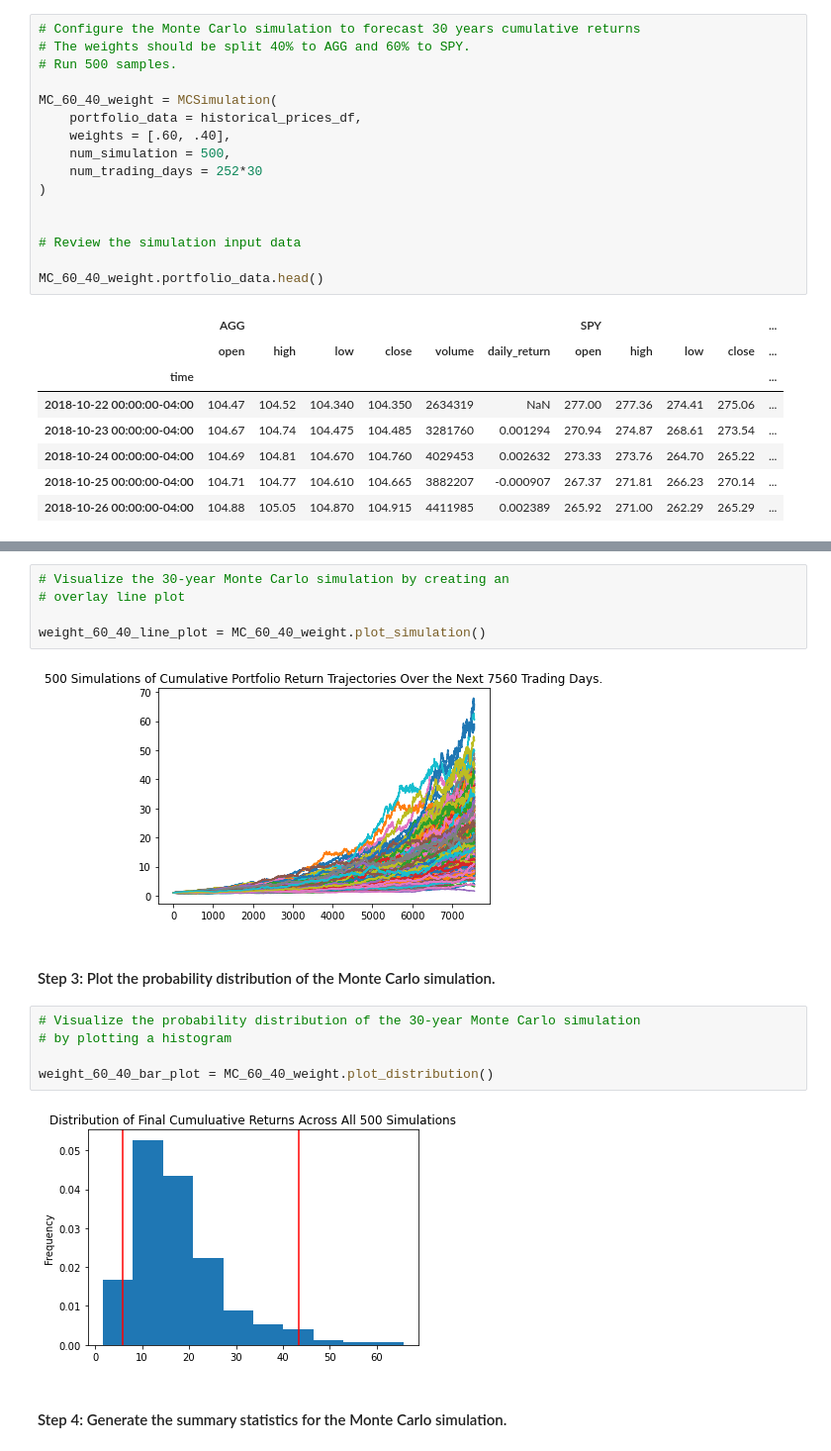
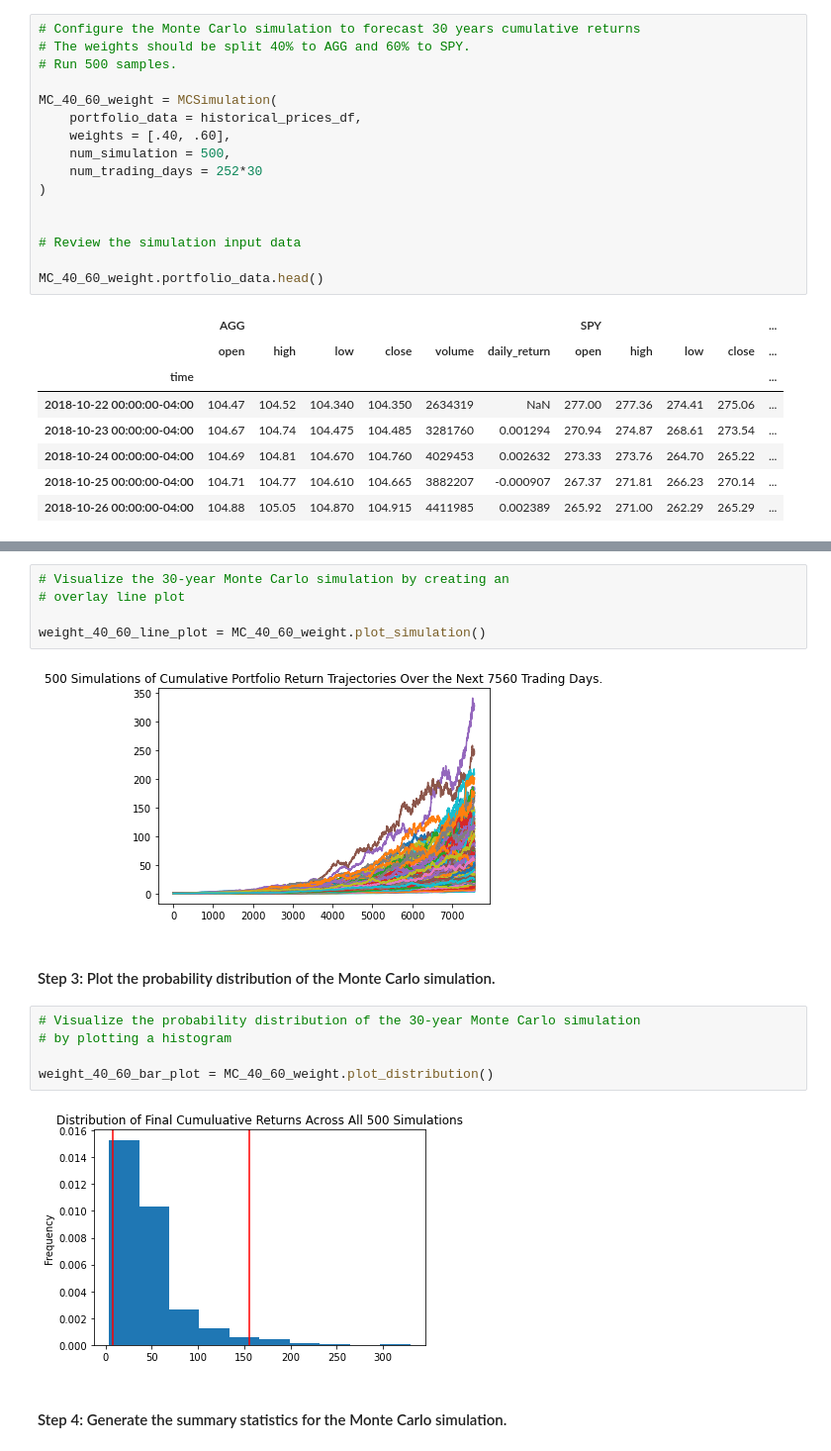
Before and after one commit to lindseyhardouin/Challenge_5, a Jupyter notebook: financial_planning_tools.ipynb, the cells around one changed output, grey strips where cells are left out. Shown at 99% size. Drawn from its saved outputs; the diff is of its cells as text.

```diff
--- a/financial_planning_tools.ipynb
+++ b/financial_planning_tools.ipynb
@@ -535,9 +535,9 @@ display(historical_prices_df.tail())
 # The weights should be split 40% to AGG and 60% to SPY.
 # Run 500 samples.
 
-MC_60_40_weight = MCSimulation(
+MC_40_60_weight = MCSimulation(
     portfolio_data = historical_prices_df,
-    weights = [.60, .40],
+    weights = [.40, .60],
     num_simulation = 500,
     num_trading_days = 252*30
 )
@@ -545,7 +545,7 @@ MC_60_40_weight = MCSimulation(
 
 # Review the simulation input data
 
-MC_60_40_weight.portfolio_data.head()
+MC_40_60_weight.portfolio_data.head()
 # %% [output]
 |  | AGG |  |  |  |  |  | SPY |  |  |  | ... |
 |  | open | high | low | close | volume | daily_return | open | high | low | close | ... |
@@ -594,18 +594,18 @@ Running Monte Carlo simulation number 490.
 # Visualize the 30-year Monte Carlo simulation by creating an
 # overlay line plot
 
-weight_60_40_line_plot = MC_60_40_weight.plot_simulation()
+weight_40_60_line_plot = MC_40_60_weight.plot_simulation()
 # %% [output]
-[figure, old version]
+[figure, new version]
 # %% [markdown]
 #### Step 3: Plot the probability distribution of the Monte Carlo simulation.
 # %%
 # Visualize the probability distribution of the 30-year Monte Carlo simulation
 # by plotting a histogram
 
-weight_60_40_bar_plot = MC_60_40_weight.plot_distribution()
+weight_40_60_bar_plot = MC_40_60_weight.plot_distribution()
 # %% [output]
-[figure, old version]
+[figure, new version]
 # %% [markdown]
 #### Step 4: Generate the summary statistics for the Monte Carlo simulation.
 # %%
```
Also changed, not shown: parts of 4 cells of this notebook, 1 other file.
